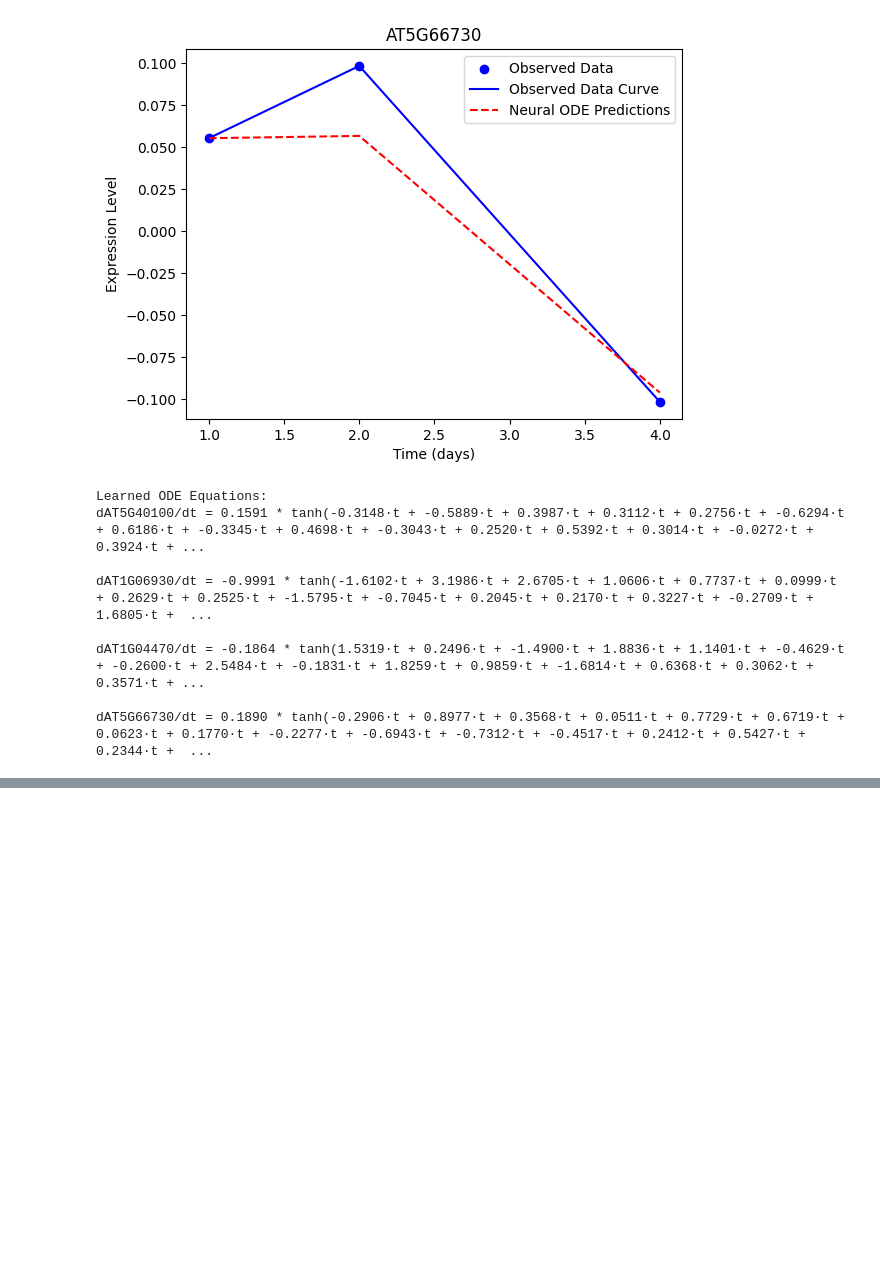
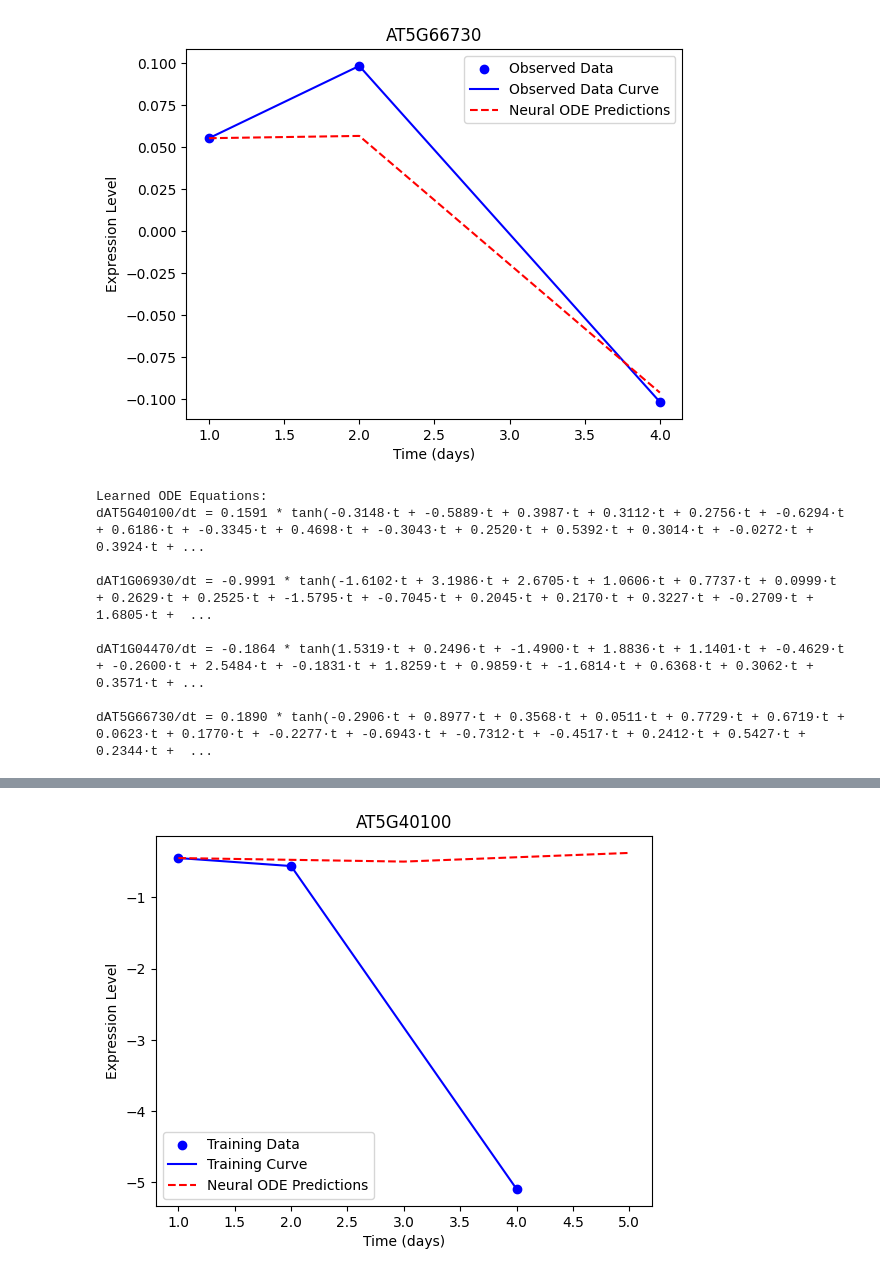
Before and after one commit to prabal5ghosh/research-project-on-physics-informed-machine-learning-on-transcriptomics-data, a Jupyter notebook: neural_ipinn_21_02_2025.ipynb, the cells around one changed output, grey strips where cells are left out. Drawn from its saved outputs; the diff is of its cells as text; code cells hidden in the pictures; blank space fills up the shorter version.

```diff
--- a/neural_ipinn_21_02_2025.ipynb
+++ b/neural_ipinn_21_02_2025.ipynb
@@ -611,0 +920,88 @@ dAT5G66730/dt = 0.1890 * tanh(-0.2906·t + 0.8977·t + 0.3568·t + 0.0511·t + 0
+# %%
+import numpy as np
+import pandas as pd
+import torch
+import torch.nn as nn
+from torchdiffeq import odeint
+import matplotlib.pyplot as plt
+
+# Create a dataset with 6 genes (for illustration)
+data = {
+    "Gene": ["AT5G40100", "AT1G06930", "AT1G04470", "AT5G66730", "AT2G38471", "AT2G38472"],
+    "Hpa-NO_1d": [-0.44796003, 1.778358524, 0, 0.055374646, 0.505, 0.9],
+    "Hpa-NO_2d": [-0.560154646, 0, 1.175149691, 0.098434984, 0.505, 0.5],
+    "Hpa-NO_4d": [-5.091964284, 0, 0, -0.101756864, 0.505, 0]
+}
+df = pd.DataFrame(data)
+
+# Print the original dataset
+print("Original Data:")
+print(df)
+
+# Use the training dataset's time points (days 1, 2, 4)
+train_time_points = np.array([1.0, 2.0, 4.0])
+# For testing, define a new set of time points (for example, days 1, 3, 5)
+test_time_points = np.array([1.0, 3.0, 5.0])
+
+# Extract gene expression data (rows: genes, columns: time points)
+# Here the first column (day 1) will be used as the initial condition.
+gene_data = df[["Hpa-NO_1d", "Hpa-NO_2d", "Hpa-NO_4d"]].values  # Shape: (6, 3)
+
+# Convert test time points and gene data to PyTorch tensors
+test_time_points_tensor = torch.tensor(test_time_points, dtype=torch.float32, requires_grad=True)
+gene_data_tensor = torch.tensor(gene_data, dtype=torch.float32)  # Shape: (6, 3)
+
+# Define the Neural ODE model for a single gene
+class GeneSpecificODE(nn.Module):
+    def __init__(self):
+        super().__init__()
+        # A simple network that takes time as input and outputs the derivative dy/dt
+        self.net = nn.Sequential(
+            nn.Linear(1, 16),
+            nn.Tanh(),
+            nn.Linear(16, 1)
+        )
+
+    def forward(self, t, y):
+        # Create a tensor with the same shape as y filled with the scalar t.
+        t_tensor = torch.ones_like(y) * t
+        dy_dt = self.net(t_tensor)
+        return dy_dt
+
+# Create one pre-trained ODE model per gene.
+# (In practice, you would load the model parameters from saved files.)
+n_genes = gene_data.shape[0]
+ode_models = nn.ModuleList([GeneSpecificODE() for _ in range(n_genes)])
+# For demonstration, we assume the models are pre-trained.
+# Example:
+# for i, model in enumerate(ode_models):
+#     model.load_state_dict(torch.load(f"gene_{i}_model.pth"))
+
+# Use the trained model to predict the test dataset results.
+# For each gene, use the expression value at day 1 as the initial condition.
+with torch.no_grad():
+    for i, gene_id in enumerate(df["Gene"]):
+        # Use the training data's day-1 value as the initial condition.
+        y0 = gene_data_tensor[i, 0].unsqueeze(0).unsqueeze(-1)  # Shape: (1, 1)
+
+        # Solve the ODE over the test time grid.
+        preds = odeint(ode_models[i], y0, test_time_points_tensor).squeeze().numpy()
+
+        # Print predictions for each gene.
+        print(f"\nPredictions for {gene_id} on test dataset (time points {test_time_points}):")
+        for t, pred in zip(test_time_points, preds):
+            print(f"  Time {t:.1f}d: {pred:.4f}")
+
+        # Plot observed data (training points) and predicted time series.
+        plt.figure()
+        # Plot training data points from train_time_points
+        plt.scatter(train_time_points, gene_data[i], c='b', label="Training Data")
+        plt.plot(train_time_points, gene_data[i], 'b-', label="Training Curve")
+        # Plot predictions on the test time grid
+        plt.plot(test_time_points, preds, 'r--', label="Neural ODE Predictions")
+        plt.title(gene_id)
+        plt.xlabel("Time (days)")
+        plt.ylabel("Expression Level")
+        plt.legend()
+        plt.show()
+# %% [output]
@@ -611,0 +1021 @@ dAT5G66730/dt = 0.1890 * tanh(-0.2906·t + 0.8977·t + 0.3568·t + 0.0511·t + 0
+[figure, added]
```
Also changed, not shown: parts of 4 cells of this notebook.
